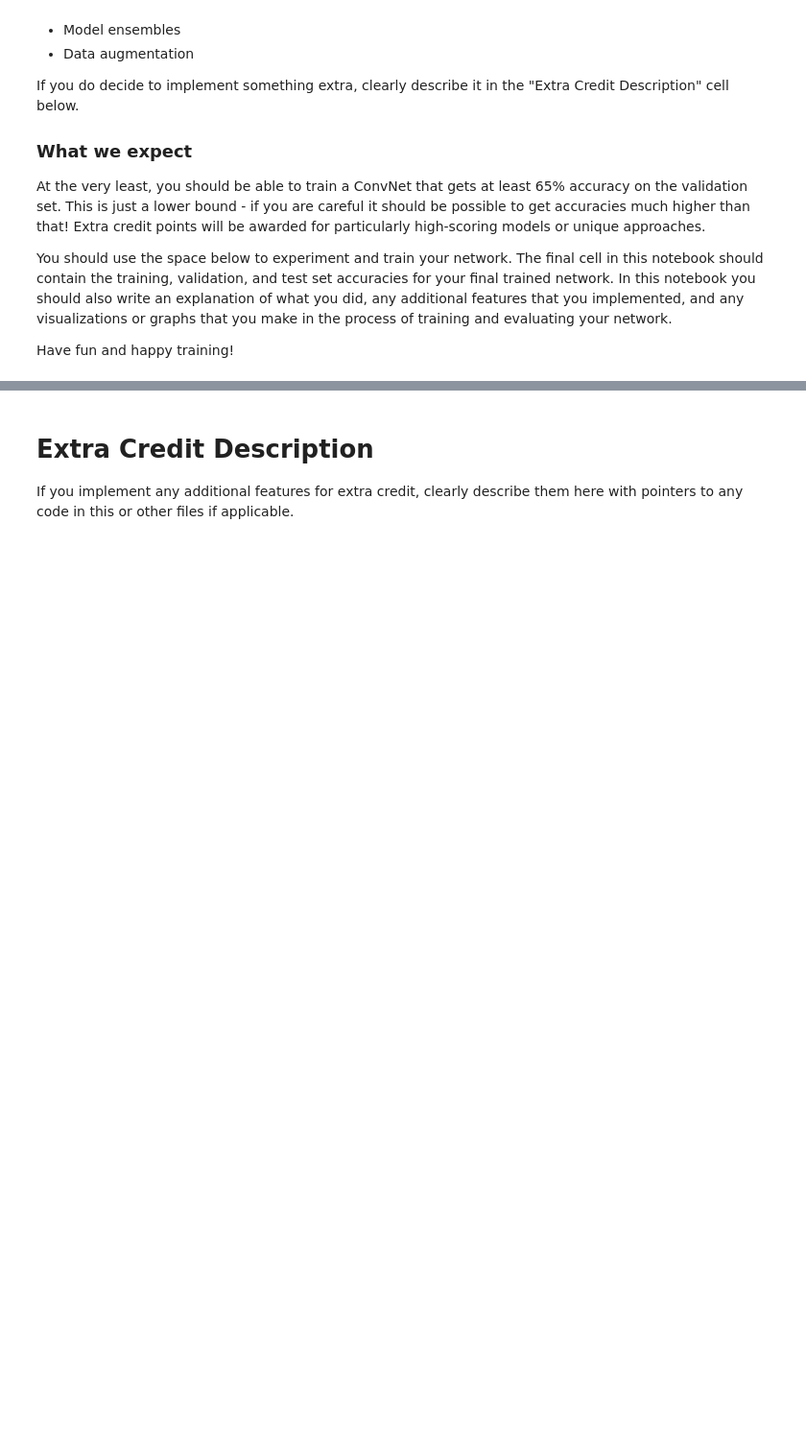
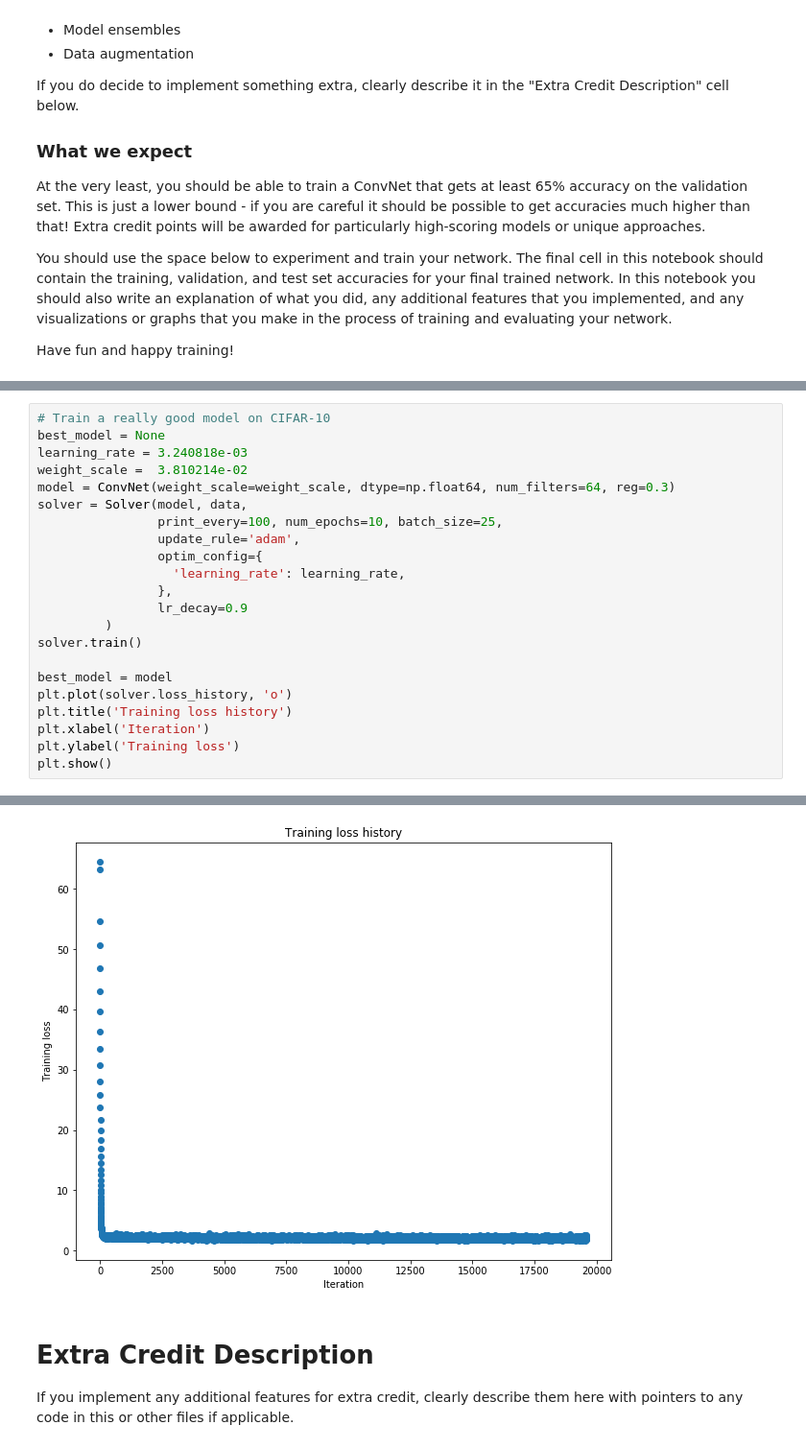
Before and after one commit to amuier/assigment2, a Jupyter notebook: ConvolutionalNetworks.ipynb, the cells around one changed output, grey strips where cells are left out. Shown at 96% size. Saved outputs shown, nothing was run; the diff lists cells and outputs as text; blank space fills up the shorter version.

```diff
--- a/ConvolutionalNetworks.ipynb
+++ b/ConvolutionalNetworks.ipynb
@@ -690,0 +870,23 @@ Have fun and happy training!
+# %%
+# Train a really good model on CIFAR-10
+best_model = None
+learning_rate = 3.240818e-03
+weight_scale =  3.810214e-02
+model = ConvNet(weight_scale=weight_scale, dtype=np.float64, num_filters=64, reg=0.3)
+solver = Solver(model, data,
+                print_every=100, num_epochs=10, batch_size=25,
+                update_rule='adam',
+                optim_config={
+                  'learning_rate': learning_rate,
+                },
+                lr_decay=0.9
+         )
+solver.train()
+
+best_model = model
+plt.plot(solver.loss_history, 'o')
+plt.title('Training loss history')
+plt.xlabel('Iteration')
+plt.ylabel('Training loss')
+plt.show()
+# %% [output]
@@ -691,3 +910,4 @@ Have fun and happy training!
+[figure, added]
 # %% [markdown]
 # Extra Credit Description
 If you implement any additional features for extra credit, clearly describe them here with pointers to any code in this or other files if applicable.
```
Also changed, not shown: parts of 13 cells of this notebook, 7 other files.
